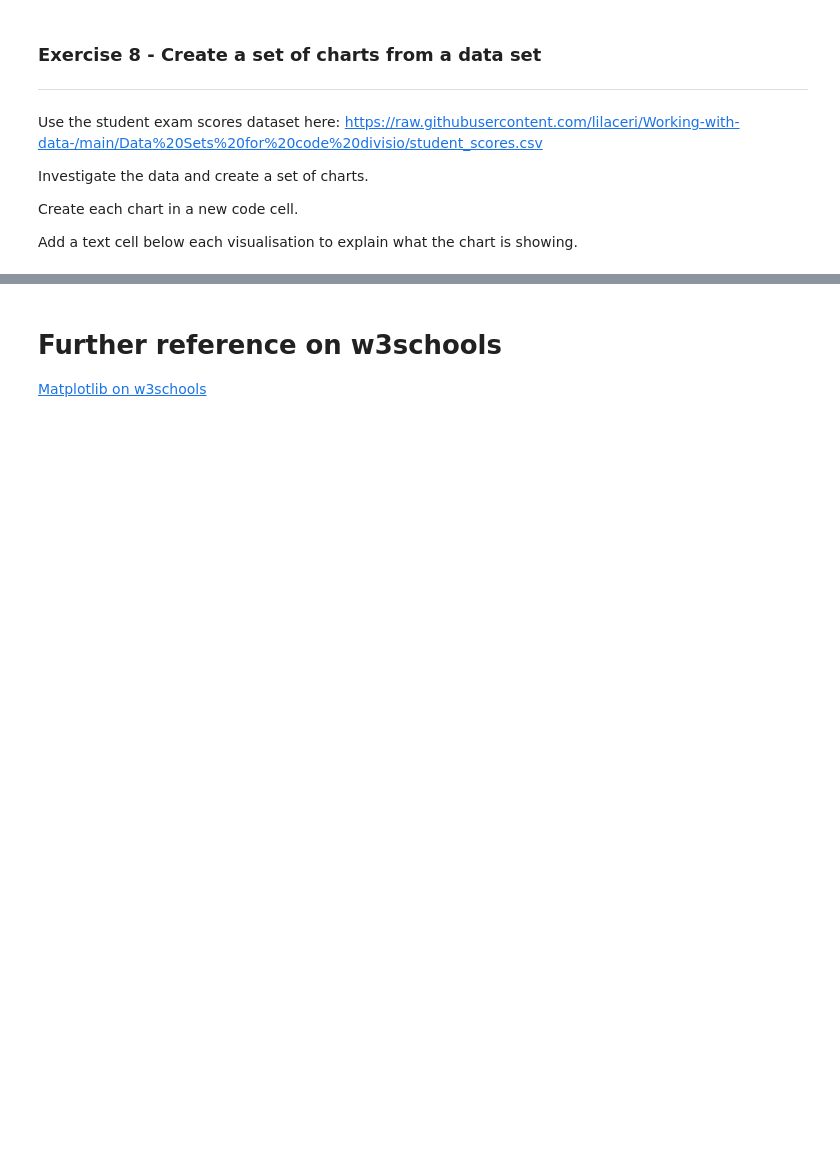
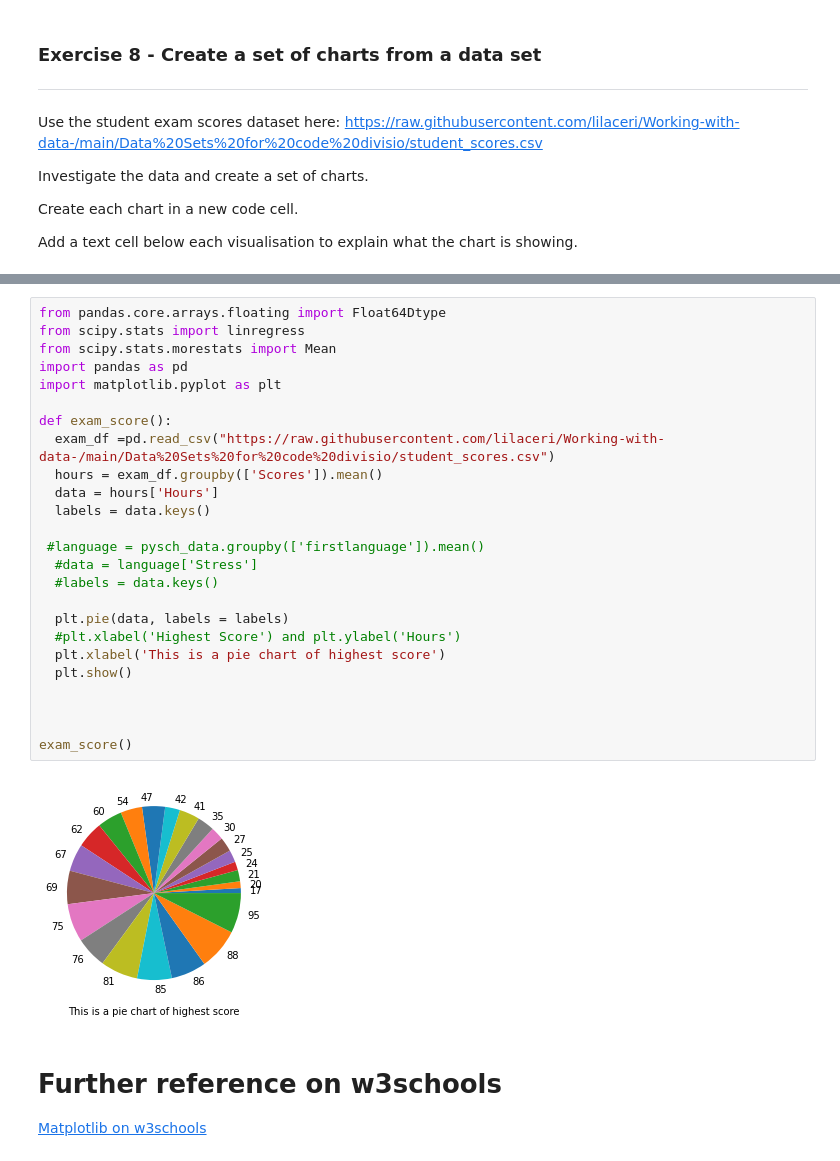
Before and after one commit to fogoke123/Python-Fundamental, a Jupyter notebook: Copy_of_7_1_Visualisation_with_matplotlib.ipynb, the cells around one changed output, grey strips where cells are left out. Cells and saved outputs as stored; diff of their text form; blank space fills up the shorter version.

```diff
--- a/Copy_of_7_1_Visualisation_with_matplotlib.ipynb
+++ b/Copy_of_7_1_Visualisation_with_matplotlib.ipynb
@@ -299,3 +350,30 @@ Add a text cell below each visualisation to explain what the chart is showing.
+# %%
+from pandas.core.arrays.floating import Float64Dtype
+from scipy.stats import linregress
+from scipy.stats.morestats import Mean
+import pandas as pd
+import matplotlib.pyplot as plt
+
+def exam_score():
+  exam_df =pd.read_csv("https://raw.githubusercontent.com/lilaceri/Working-with-data-/main/Data%20Sets%20for%20code%20divisio/student_scores.csv")
+  hours = exam_df.groupby(['Scores']).mean()
+  data = hours['Hours']
+  labels = data.keys()
+
+ #language = pysch_data.groupby(['firstlanguage']).mean()
+  #data = language['Stress']
+  #labels = data.keys()
+
+  plt.pie(data, labels = labels)
+  #plt.xlabel('Highest Score') and plt.ylabel('Hours')
+  plt.xlabel('This is a pie chart of highest score')
+  plt.show()
+
+
+
+exam_score()
+# %% [output]
+[figure, added]
 # %% [markdown]
 # Further reference on w3schools
 
```
Also changed, not shown: parts of 2 cells of this notebook.
